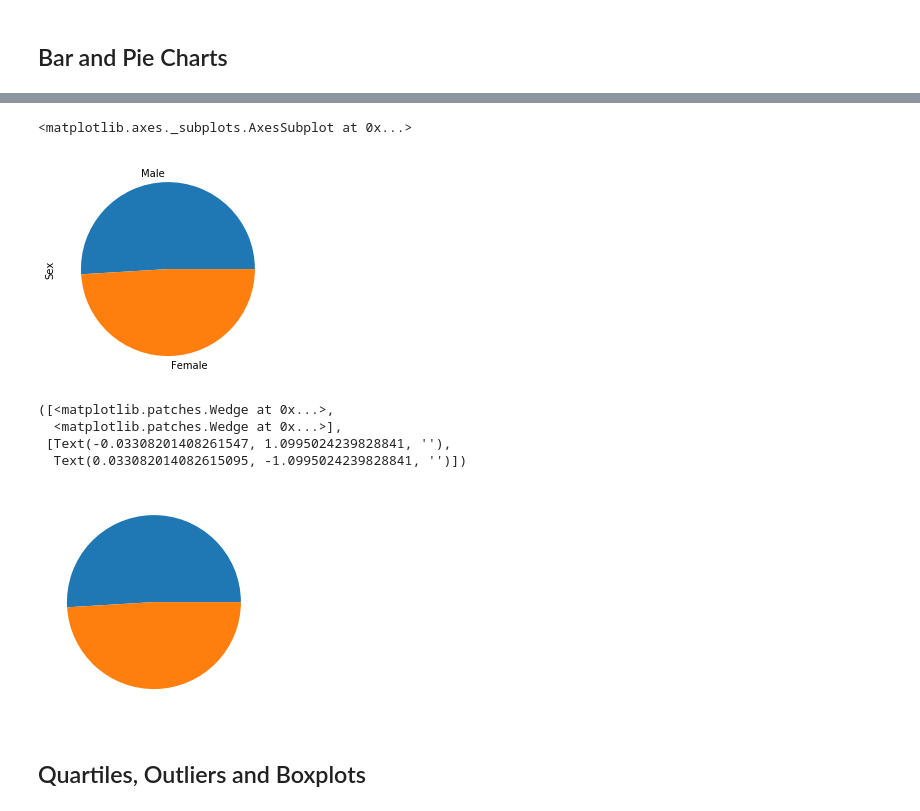
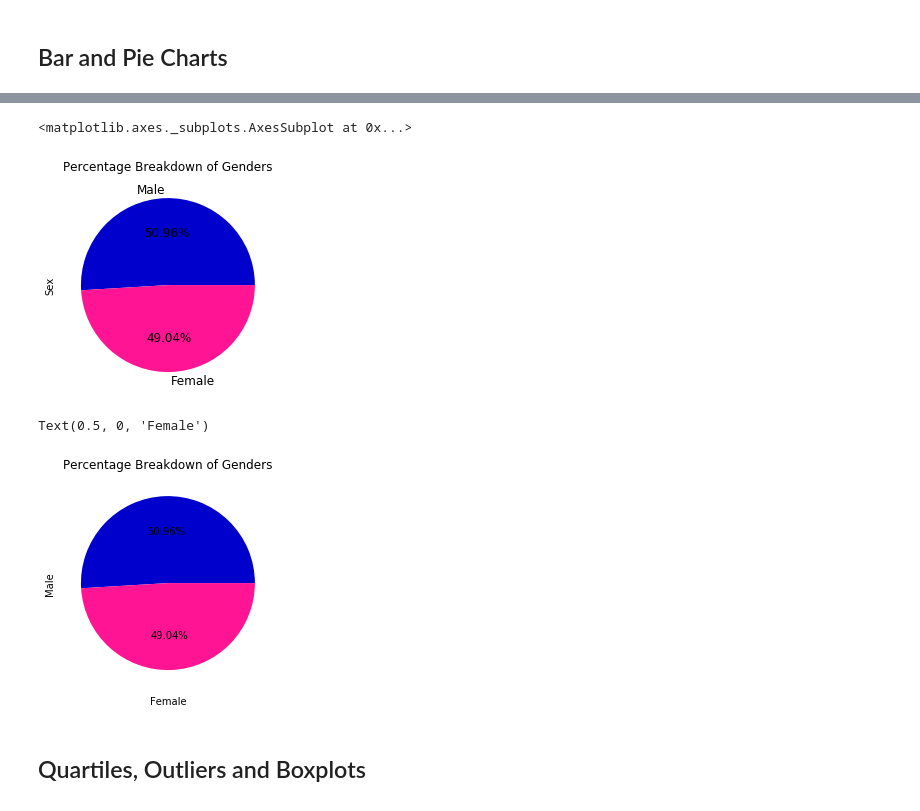
Before and after one commit to DiamondN97/matplotlib, a Jupyter notebook: pymaceuticals_workshop.ipynb, the cells around one changed output, grey strips where cells are left out. Drawn from its saved outputs; the diff is of its cells as text; code cells hidden in the pictures.

```diff
--- a/pymaceuticals_workshop.ipynb
+++ b/pymaceuticals_workshop.ipynb
@@ -45,7 +52,7 @@ len(complete_study['Mouse ID'].unique())
 249
 # %%
 # Getting the duplicate mice by ID number that shows up for Mouse ID and Timepoint.
-dups = complete_study.loc[data.duplicated(subset=['Mouse ID', 'Timepoint']), 'Mouse ID'].unique()
+dups = complete_study.loc[complete_study.duplicated(subset=['Mouse ID', 'Timepoint']), 'Mouse ID'].unique()
 print(dups)
 # %% [output]
 ['g989']
@@ -156,22 +197,21 @@ plt.show()
 # %%
 # Generate a pie plot showing the distribution of female versus male mice using pandas
 
 gender_counts = clean_study['Sex'].value_counts()
-gender_counts.plot(kind='pie')
+gender_counts.plot(kind='pie', title="Percentage Breakdown of Genders", rot = 0, fontsize=12, autopct = '%1.2f%%', colors = ['#0000CD', '#FF1493'])
 # %% [output]
 <matplotlib.axes._subplots.AxesSubplot at 0x...>
-[figure, old version]
+[figure, new version]
 # %%
 # Generate a pie plot showing the distribution of female versus male mice using pyplot
-
 gender_counts_plt = clean_study['Sex'].value_counts()
-plt.pie(gender_counts_plt)
+plt.pie(gender_counts_plt, autopct='%1.2f%%', colors =['#0000CD', '#FF1493'] )
+plt.title("Percentage Breakdown of Genders")
+plt.ylabel("Male")
+plt.xlabel("Female")
 # %% [output]
-([<matplotlib.patches.Wedge at 0x...>,
-  <matplotlib.patches.Wedge at 0x...>],
- [Text(-0.03308201408261547, 1.0995024239828841, ''),
-  Text(0.033082014082615095, -1.0995024239828841, '')])
+Text(0.5, 0, 'Female')
-[figure, old version]
+[figure, new version]
 # %% [markdown]
 ## Quartiles, Outliers and Boxplots
 # %%
```
Also changed, not shown: parts of 16 cells of this notebook.
